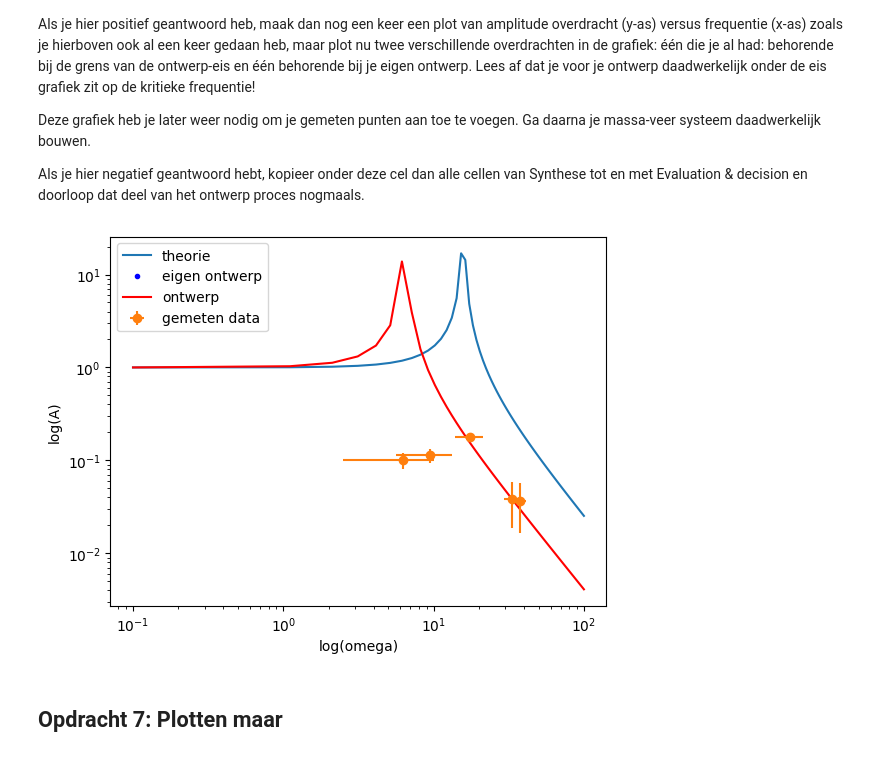
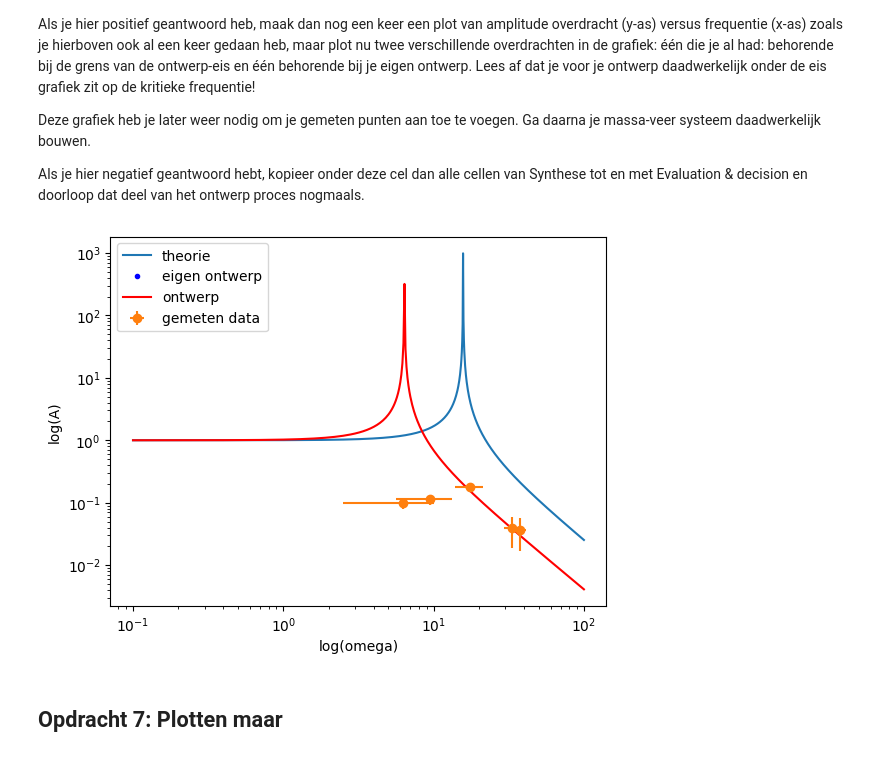
Before and after one commit to luucleclercq/opdrachten-DEF-D-Luuc, a Jupyter notebook: FysiekeOntwerpopdrachten/5MaakEenOpstellingTrillingsvrij/Ontwerpopdracht5MaakEenOpstellingTrillingsvrijInvulTemplate.ipynb, the cells around one changed output. Cells and saved outputs as stored; diff of their text form; code cells hidden in the pictures.

```diff
--- a/FysiekeOntwerpopdrachten/5MaakEenOpstellingTrillingsvrij/Ontwerpopdracht5MaakEenOpstellingTrillingsvrijInvulTemplate.ipynb
+++ b/FysiekeOntwerpopdrachten/5MaakEenOpstellingTrillingsvrij/Ontwerpopdracht5MaakEenOpstellingTrillingsvrijInvulTemplate.ipynb
@@ -143,38 +144,39 @@ Als je hier negatief geantwoord hebt, kopieer onder deze cel dan alle cellen van
 # Voeg hier je plot in.
 f_0=2.5
 omega_0=5*np.pi
-omega=np.linspace(0.1,100,100)
+omega=np.linspace(0.1,100,1000)
 A= np.abs(1/(1-(omega**2)/(omega_0**2)))
 
 plt.loglog(omega,A,label='theorie')
 plt.xlabel('log(omega)')
 plt.ylabel('log(A)')
 
 freq= np.array([6,5.3,2.8,1.5,1])
 amp_m= np.array([0.15,0.07,0.03,0.12,0.019])
 amp_v= np.array([4.1,1.80,0.17,1.06,0.19])
 
 omega_p1= 2*np.pi*freq
 A_v= np.abs(amp_m/amp_v)
 
 omega_02= 6.39
 A_p= np.abs(1/(1-(omega_p1**2)/(omega_02**2)))
 A_p1= np.abs(1/(1-(omega**2)/(omega_02**2)))
 
 u_freq=0.6
 u_omega_p1= 2*np.pi*u_freq
 u_amp=0.02
 
 omega_02 = 2*np.pi*6.39
 plt.loglog(omega_p1,A_v,'b.', label='eigen ontwerp')
 plt.loglog(omega,A_p1,'r-', label='ontwerp')
 plt.errorbar(omega_p1, A_v, yerr=u_amp, xerr=u_omega_p1, fmt='o', label='gemeten data')
 plt.legend()
+plt.savefig('opdr6.png')
 plt.show()
 
 # onze meetgegevens komen niet overeen met de kromme omdat er te veel weerstand in het systeem zit en bij kleine frequenties werd het heel onnauwkeurig.
 # %% [output]
-[figure, old version]
+[figure, new version]
 # %% [markdown]
 ## Opdracht 7: Plotten maar
 # %%
```
Also changed, not shown: parts of 6 cells of this notebook, 2 other files.
